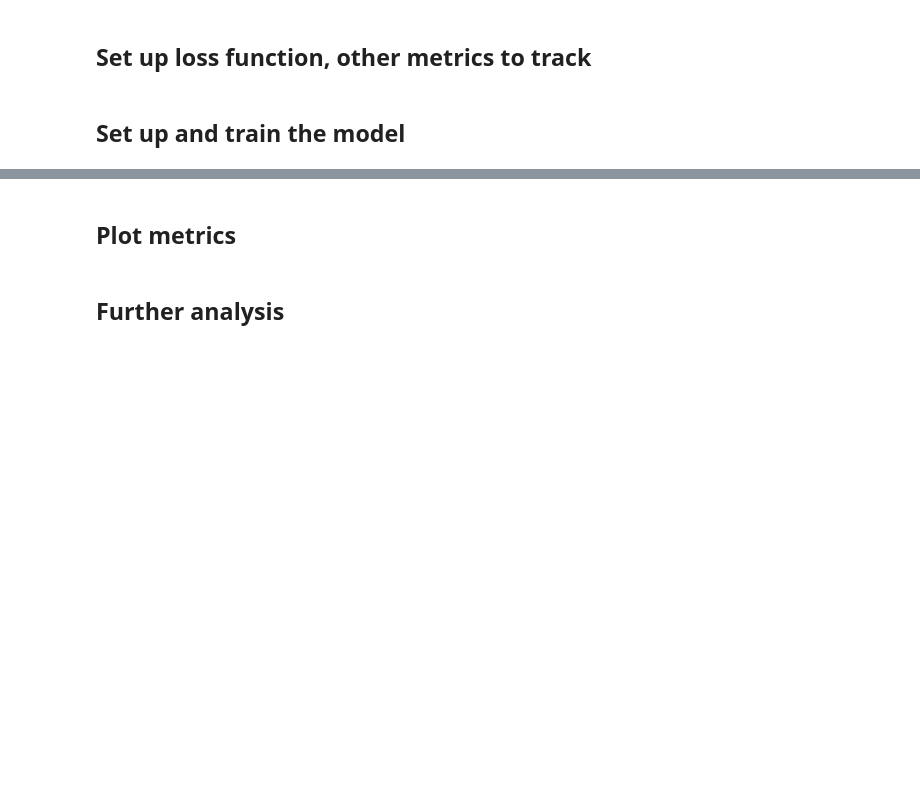
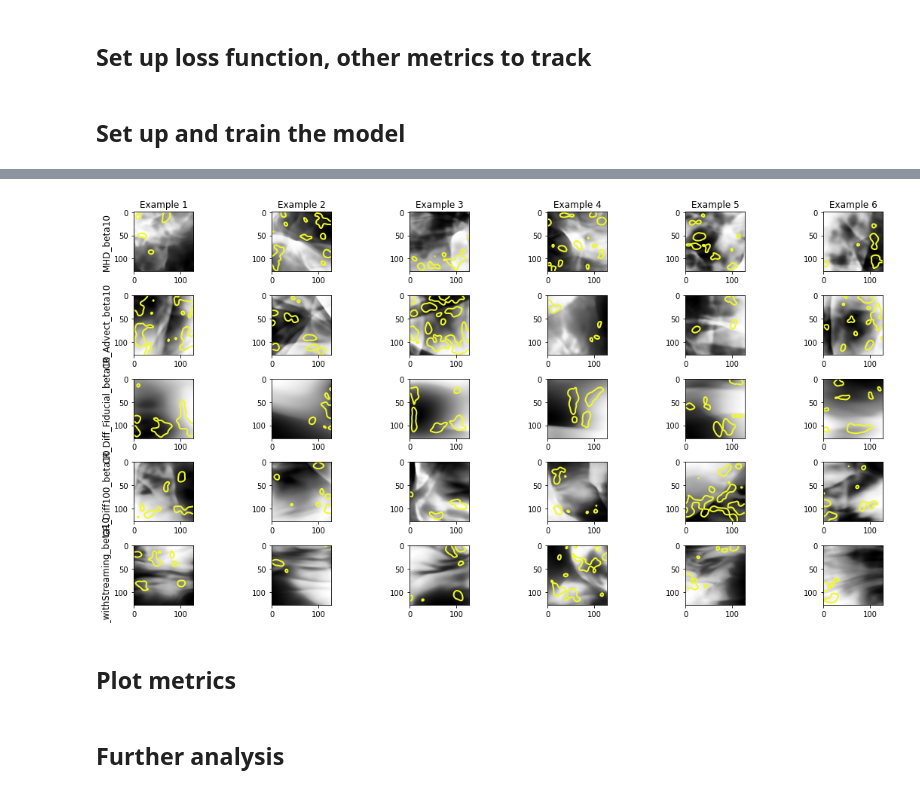
Before and after one commit to bustardchad/ML_Turb, a Jupyter notebook: train_CNN_MHD_vs_CRs.ipynb, the cells around one changed output, grey strips where cells are left out. Saved outputs shown, nothing was run; the diff lists cells and outputs as text; code cells hidden in the pictures; blank space fills up the shorter version.

```diff
--- a/train_CNN_MHD_vs_CRs.ipynb
+++ b/train_CNN_MHD_vs_CRs.ipynb
@@ -52,22 +52,23 @@ from dataclasses import dataclass
 class TrainingConfig:
     sim_type = 'classify'
     data_presplit = True # whether data has already been split into training, val, test
-    fileDirArr = ['MHD_beta10', 'CR_Advect_beta10', 'CR_Diff_Fiducial_beta10', 'CR_Diff100_beta10']
+    fileDirArr = ['MHD_beta10', 'CR_Advect_beta10', 'CR_Diff_Fiducial_beta10', 'CR_Diff100_beta10', 'CR_withStreaming_beta10']
     #fileDirArr = ['MHD_beta10', 'CR_Diff_Fiducial_beta10']
     field_list = ['density']
     killPwr = False
-    num_classes = 6
+    num_classes = 5
     train_frac = 0.6
     batch_size = 64
     use_transforms = True
-    epochs = 30
+    epochs = 15
     stop_early = True
     patience = 5
     run_locally = True # if running on my computer, take files from local directory instead of downloading them
     run_colab = True
-    path_to_dir = 'drive/MyDrive/Turb_Sims/Image_Cubes_noAugment/'
+    path_to_dir = 'drive/MyDrive/Turb_Sims/Image_Cubes/Multiple_Snapshots_Small/Full_Power/'
+    dataset_size = 'small'
     save_dir = 'runs/'
-    run_name = 'MHD_CRTransport_FullPwr_allClasses_newData'
+    run_name = 'MHD_CRTransport_FullPwr_allClasses_multiple_snapshots_small'
 
 config = TrainingConfig()
 # %%
@@ -119,6 +122,6 @@ import ML_Turb.utilities.load_data as load_data
 import ML_Turb.utilities.interpret_CNN as interp
 
 # load data
-train_dl, valid_dl, test_dl = load_data.preprocess(config,augment=True)
+#train_dl, valid_dl, test_dl = load_data.preprocess(config)
 # %% [output]
 fatal: destination path 'ML_Turb' already exists and is not an empty directory.
@@ -347,6 +347,8 @@ def plot_other_metrics(config, total_train_metrics, total_val_metrics, met_list)
     plt.close()
 # %%
 # Run a series of models to tune hyperparameters
+torch.cuda.empty_cache()
+
 # TODO: Log and store metrics and associated checkpoint files in folders
 # TODO: Create a composite figure showing losses for different hyperparams
 
@@ -356,13 +358,16 @@ config.save_dir = save_dir
 
 p = 0.25 # dropout fraction
 
-for batch_size in [8, 32, 128]:
+for batch_size in [64]:
   run_name = 'batch_size_'+str(batch_size)
   config.batch_size = batch_size
-  config.run_name = run_name
+  config.run_name = run_name+'pdrop_025'
+
+  # change how many epochs it runs for?
+  config.epochs = 15
 
   # load data (this needs to be done again when batch_size changes)
-  train_dl, valid_dl, test_dl = load_data.preprocess(config,augment=True)
+  train_dl, valid_dl, test_dl = load_data.preprocess(config)
 
   # create the model
   model, loss_fn, opt, tracker_train, tracker_val = create_model(config, p)
@@ -392,7 +397,7 @@ for batch_size in [8, 32, 128]:
 
   # plot saliency maps
   fig = interp.plot_saliency(config, model_trained.cpu(), valid_dl,
-                             n_examples = 6, n_classes = 6, levels = [0.6])
+                             n_examples = 6, n_classes = 5, levels = [0.6])
   fig.show()
   fig.savefig(config.save_dir+config.run_name+'_saliency.png',dpi=600)
 
@@ -411,3 +412,11 @@ IndexError: ignored
+# %%
+# plot saliency maps
+fig = interp.plot_saliency(config, model_trained.cpu(), valid_dl,
+                             n_examples = 6, n_classes = 5, levels = [0.6])
+fig.show()
+fig.savefig(config.save_dir+config.run_name+'_saliency.png',dpi=600)
+# %% [output]
+[figure, added]
 # %% [markdown]
 ## Plot metrics
 # %% [markdown]
```
Also changed, not shown: parts of 6 cells of this notebook.
